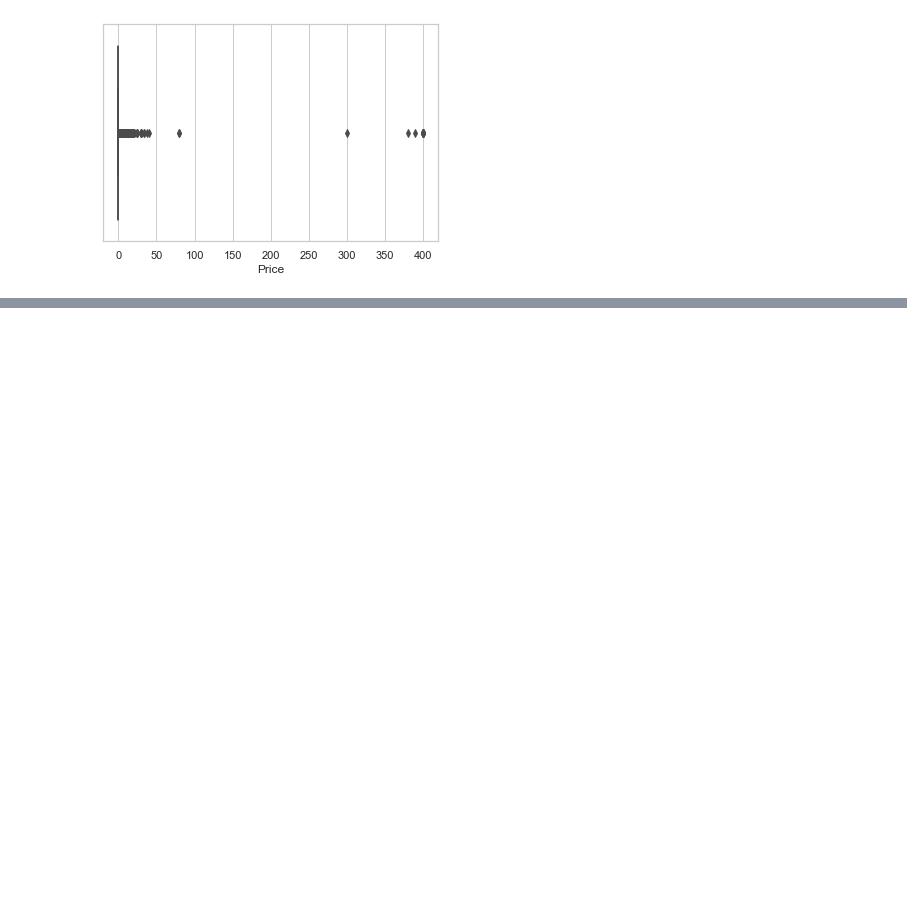
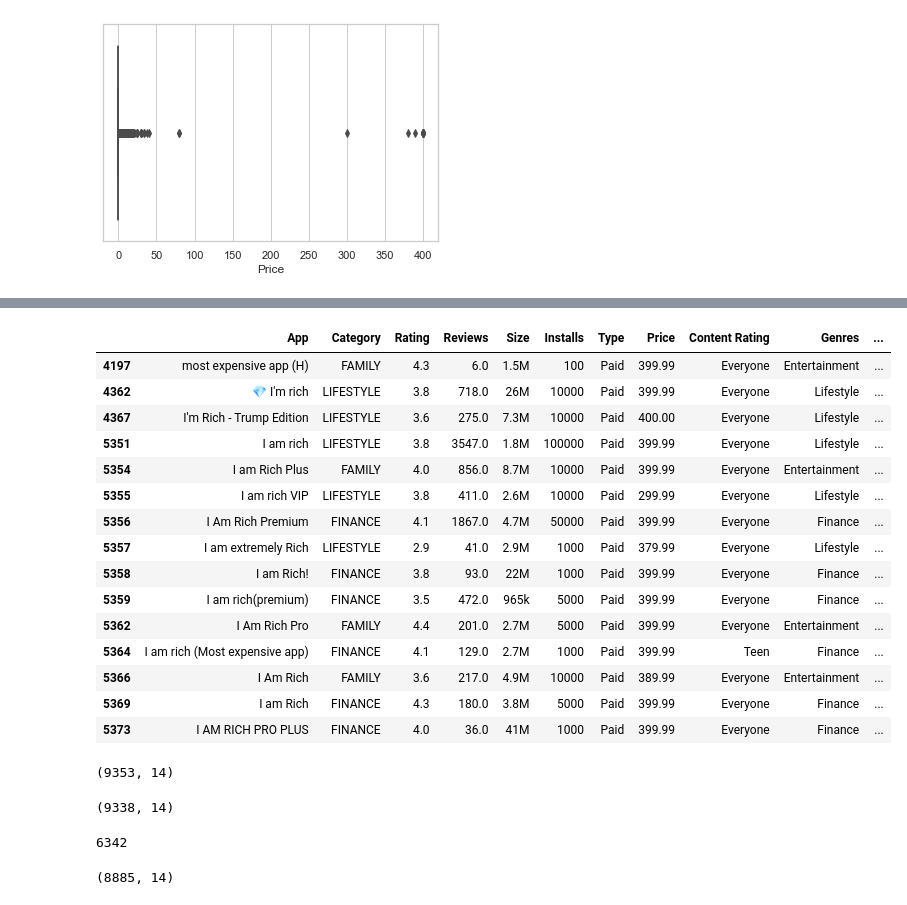
Before and after one commit to SaiVarad1/test, a Jupyter notebook: pythonStuff/simplilearn/Programming_Basics_and_Data_Analytics/final_project/App Rating Prediction.ipynb, the cells around one changed output, grey strips where cells are left out. Saved outputs shown, nothing was run; the diff lists cells and outputs as text; code cells hidden in the pictures; blank space fills up the shorter version.

```diff
--- a/pythonStuff/simplilearn/Programming_Basics_and_Data_Analytics/final_project/App Rating Prediction.ipynb
+++ b/pythonStuff/simplilearn/Programming_Basics_and_Data_Analytics/final_project/App Rating Prediction.ipynb
@@ -272,0 +276,29 @@ ax= sns.histplot(x=df["Extracted_Size"])
+# %%
+# 6. Outlier Treatment
+# 6.1 Price
+# 6.1.1 Check out the records with very high price
+df[df["Price"]>200]
+#  Is 200 indeed a high price?
+# Yes, most prices are below $50, as we can see from the box plot
+# %% [output]
+|  | App | Category | Rating | Reviews | Size | Installs | Type | Price | Content Rating | Genres | ... |
+| 4197 | most expensive app (H) | FAMILY | 4.3 | 6.0 | 1.5M | 100 | Paid | 399.99 | Everyone | Entertainment | ... |
+| 4362 | 💎 I'm rich | LIFESTYLE | 3.8 | 718.0 | 26M | 10000 | Paid | 399.99 | Everyone | Lifestyle | ... |
+| 4367 | I'm Rich - Trump Edition | LIFESTYLE | 3.6 | 275.0 | 7.3M | 10000 | Paid | 400.00 | Everyone | Lifestyle | ... |
+| 5351 | I am rich | LIFESTYLE | 3.8 | 3547.0 | 1.8M | 100000 | Paid | 399.99 | Everyone | Lifestyle | ... |
+| 5354 | I am Rich Plus | FAMILY | 4.0 | 856.0 | 8.7M | 10000 | Paid | 399.99 | Everyone | Entertainment | ... |
+| 5355 | I am rich VIP | LIFESTYLE | 3.8 | 411.0 | 2.6M | 10000 | Paid | 299.99 | Everyone | Lifestyle | ... |
+| 5356 | I Am Rich Premium | FINANCE | 4.1 | 1867.0 | 4.7M | 50000 | Paid | 399.99 | Everyone | Finance | ... |
+| 5357 | I am extremely Rich | LIFESTYLE | 2.9 | 41.0 | 2.9M | 1000 | Paid | 379.99 | Everyone | Lifestyle | ... |
+| 5358 | I am Rich! | FINANCE | 3.8 | 93.0 | 22M | 1000 | Paid | 399.99 | Everyone | Finance | ... |
+| 5359 | I am rich(premium) | FINANCE | 3.5 | 472.0 | 965k | 5000 | Paid | 399.99 | Everyone | Finance | ... |
+| 5362 | I Am Rich Pro | FAMILY | 4.4 | 201.0 | 2.7M | 5000 | Paid | 399.99 | Everyone | Entertainment | ... |
+| 5364 | I am rich (Most expensive app) | FINANCE | 4.1 | 129.0 | 2.7M | 1000 | Paid | 399.99 | Teen | Finance | ... |
+| 5366 | I Am Rich | FAMILY | 3.6 | 217.0 | 4.9M | 10000 | Paid | 389.99 | Everyone | Entertainment | ... |
+| 5369 | I am Rich | FINANCE | 4.3 | 180.0 | 3.8M | 5000 | Paid | 399.99 | Everyone | Finance | ... |
+| 5373 | I AM RICH PRO PLUS | FINANCE | 4.0 | 36.0 | 41M | 1000 | Paid | 399.99 | Everyone | Finance | ... |
+# %%
+# shape before dropping
+df.shape
+# %% [output]
+(9353, 14)
@@ -272,0 +309,17 @@ ax= sns.histplot(x=df["Extracted_Size"])
+# %%
+# after dropping
+df.shape # records have been dropped
+# %% [output]
+(9338, 14)
+# %%
+#6.2 Reviews:
+#Drop records having more than 2 million reviews.
+
+df[df["Reviews"]>2000000].size # no of apps having more than 2 mil reviews
+# %% [output]
+6342
+# %%
+df.drop(df[df["Reviews"]>2000000].index,inplace=True)
+df.shape # rows have decreased to 8885
+# %% [output]
+(8885, 14)
```
Also changed, not shown: parts of 14 cells of this notebook.
